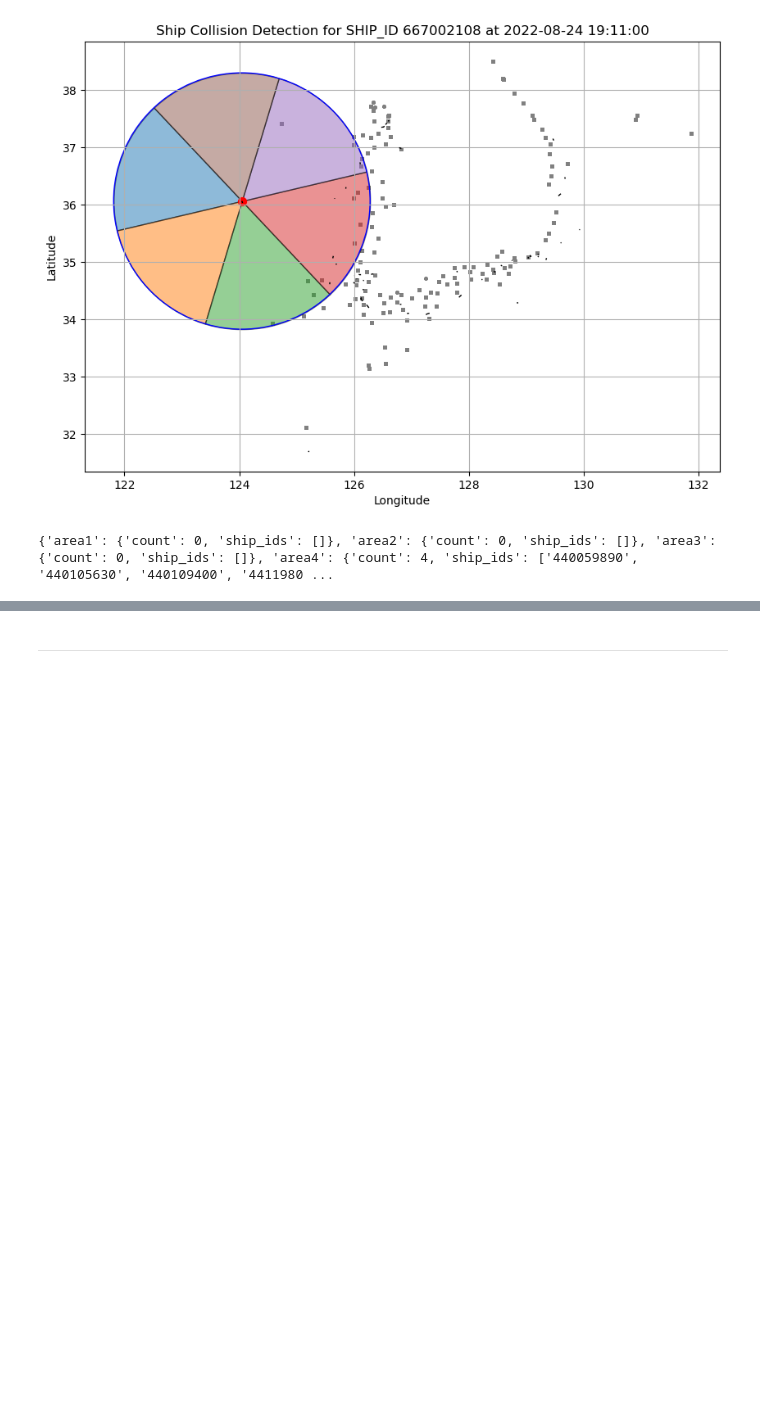
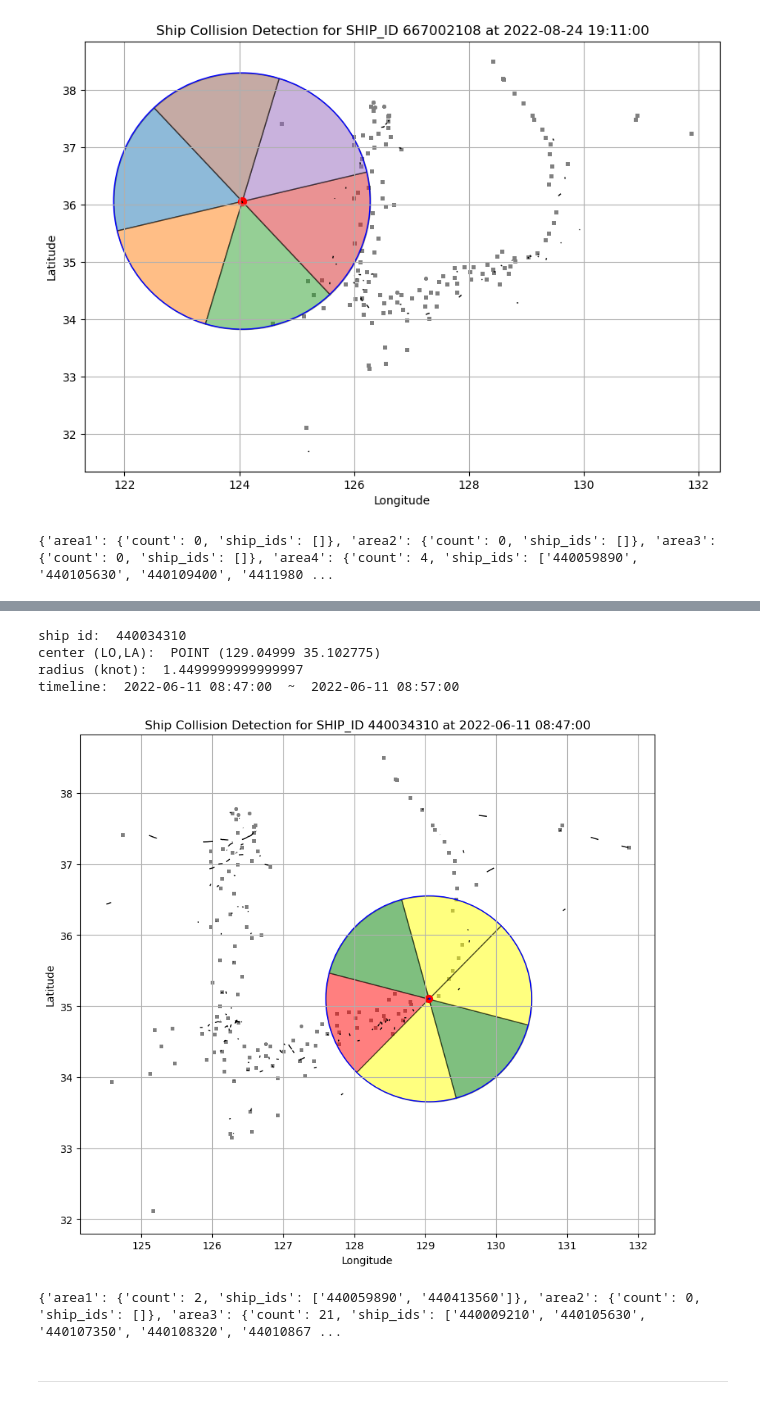
Before and after one commit to swannekim/KRISOVIS24, a Jupyter notebook: data/datacheck.ipynb, the cells around one changed output, grey strips where cells are left out. Drawn from its saved outputs; the diff is of its cells as text; code cells hidden in the pictures; blank space fills up the shorter version.

```diff
--- a/data/datacheck.ipynb
+++ b/data/datacheck.ipynb
@@ -284,6 +292,10 @@ def calculate_ships_around(df, ship_id, recptn_dt, time_length=10):
     ship_position = Point(ship_row['LO'], ship_row['LA'])
     sog = ship_row['SOG']
     cog = ship_row['COG']
+
+    # Cap SOG at 102 knots if it is over 102
+    if sog > 102:
+        sog = 102
 
     # Calculate radius based on SOG and time length
     radius = sog * (time_length / 60)
@@ -487,3 +528,23 @@ print(result)
+# %%
+# Load GeoJSON data
+'''
+filename = 'passenger_data_edit'  # Replace with your actual filename without extension
+passenger_gdf = checkGeoJson(filename)
+passenger_gdf['geometry'] = passenger_gdf.apply(lambda row: Point(row['LO'], row['LA']), axis=1)
+'''
+
+# Calculate ships around the input ship
+ship_id = '440034310'  # Example ship ID
+recptn_dt = pd.to_datetime('2022-06-11 08:47:00')  # Example timestamp
+result = calculate_ships_around(passenger_gdf, ship_id, recptn_dt)
+print(result)
+# %% [output]
+ship id:  440034310
+center (LO,LA):  POINT (129.04999 35.102775)
+radius (knot):  1.4499999999999997
+timeline:  2022-06-11 08:47:00  ~  2022-06-11 08:57:00
+[figure, added]
+{'area1': {'count': 2, 'ship_ids': ['440059890', '440413560']}, 'area2': {'count': 0, 'ship_ids': []}, 'area3': {'count': 21, 'ship_ids': ['440009210', '440105630', '440107350', '440108320', '44010867 ...
 # %% [markdown]
 ---
 # %%
```
Also changed, not shown: parts of 4 cells of this notebook.
